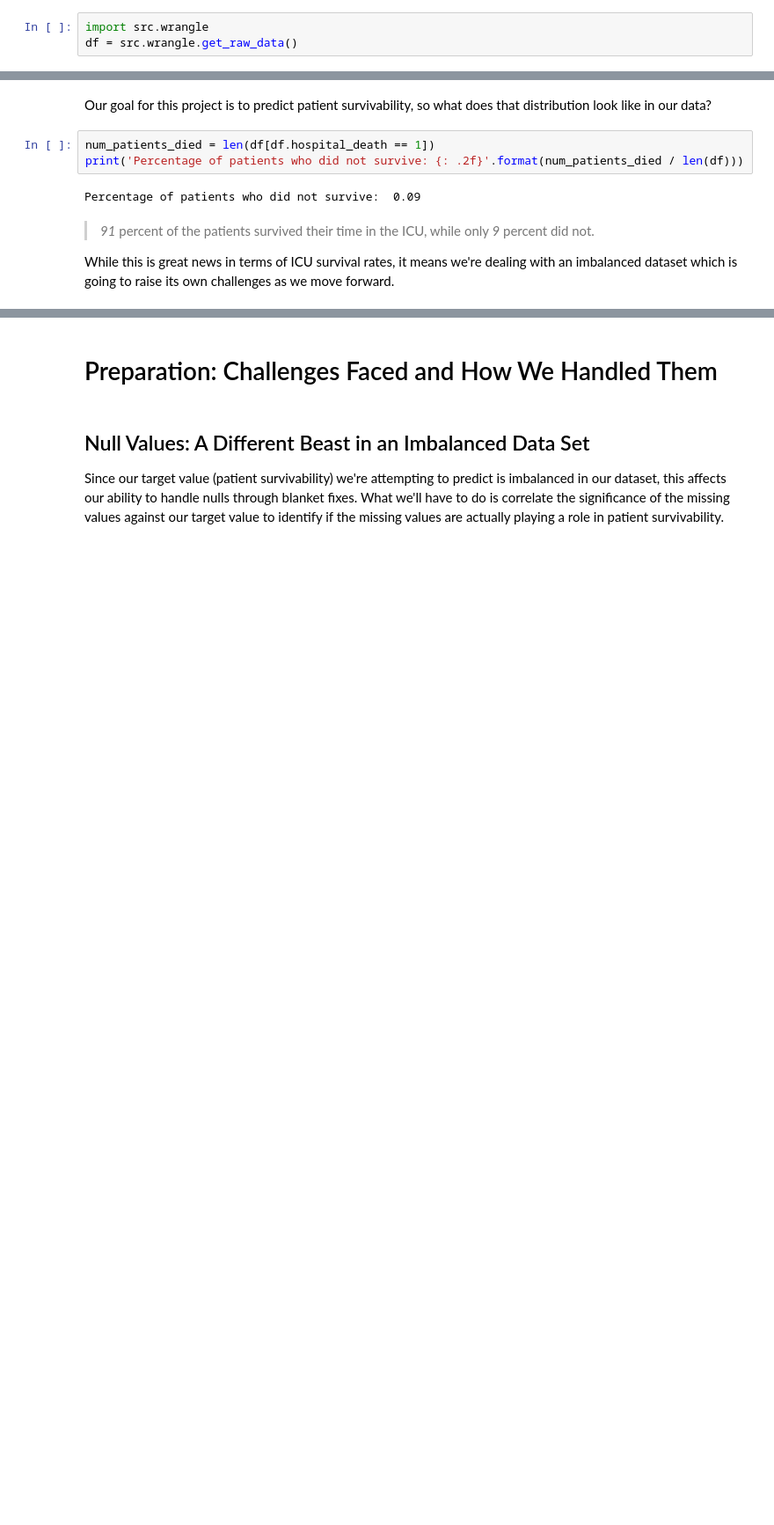
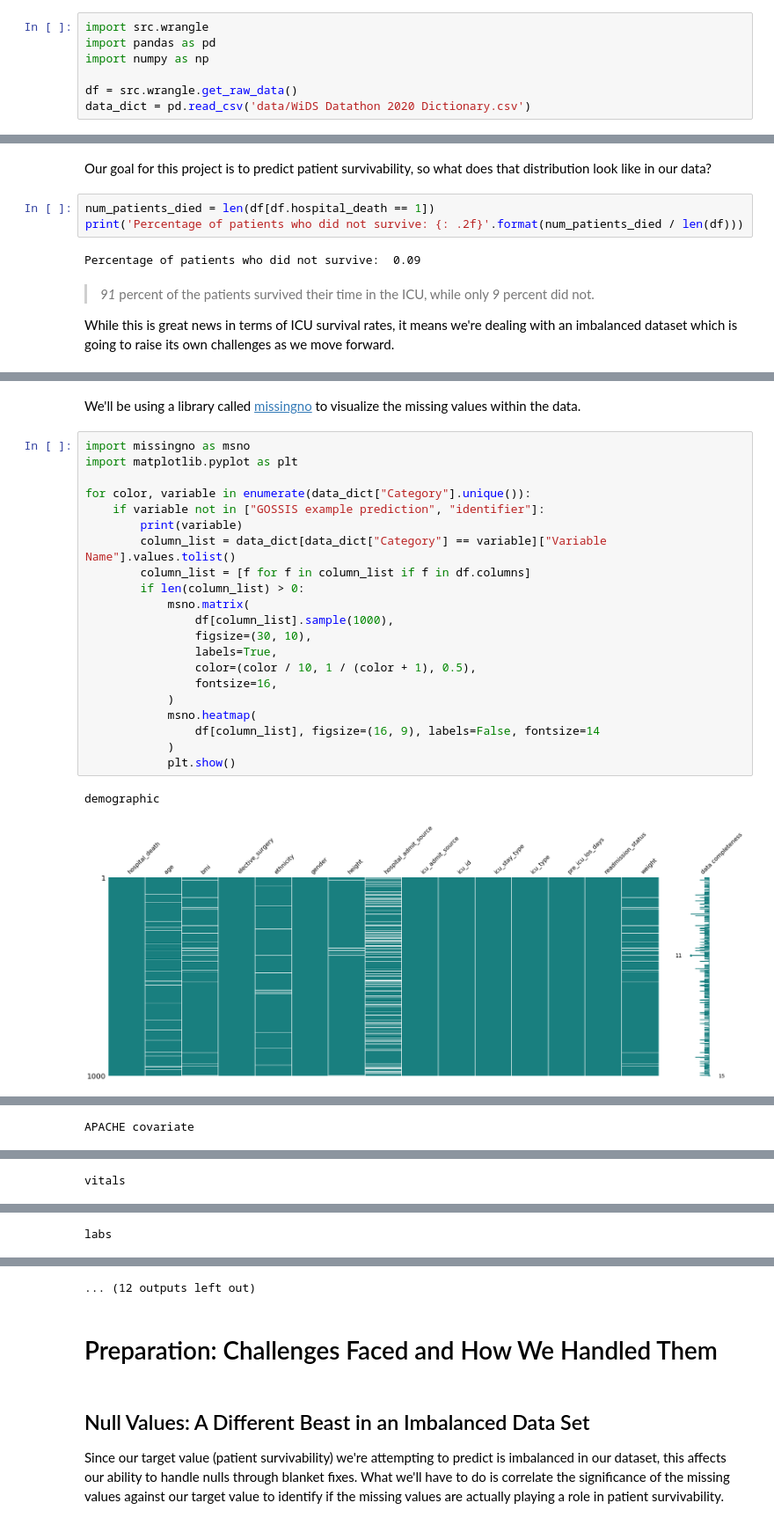
Before and after one commit to curie-capstone/predicting-patient-outcomes, a Jupyter notebook: Predicting Patient Outcome.ipynb, the cells around one changed output, grey strips where cells are left out. Shown at 88% size. Saved outputs shown, nothing was run; the diff lists cells and outputs as text; blank space fills up the shorter version.

Commit message:
Update Predicting Patient Outcome.ipynb
Updated Notebook, included Chase's Missingno charts

```diff
--- a/Predicting Patient Outcome.ipynb
+++ b/Predicting Patient Outcome.ipynb
@@ -8,7 +8,11 @@
 Let's get our data into a dataframe to examin it:
 # %%
 import src.wrangle
+import pandas as pd
+import numpy as np
+
 df = src.wrangle.get_raw_data()
+data_dict = pd.read_csv('data/WiDS Datathon 2020 Dictionary.csv')
 # %% [markdown]
 ## Size of the Raw Data
 # %%
@@ -32,0 +39,26 @@ While this is great news in terms of ICU survival rates, it means we're dealing
+# %% [markdown]
+We'll be using a library called [missingno]('https://github.com/ResidentMario/missingno') to visualize the missing values within the data.
+# %%
+import missingno as msno
+import matplotlib.pyplot as plt
+
+for color, variable in enumerate(data_dict["Category"].unique()):
+    if variable not in ["GOSSIS example prediction", "identifier"]:
+        print(variable)
+        column_list = data_dict[data_dict["Category"] == variable]["Variable Name"].values.tolist()
+        column_list = [f for f in column_list if f in df.columns]
+        if len(column_list) > 0:
+            msno.matrix(
+                df[column_list].sample(1000),
+                figsize=(30, 10),
+                labels=True,
+                color=(color / 10, 1 / (color + 1), 0.5),
+                fontsize=16,
+            )
+            msno.heatmap(
+                df[column_list], figsize=(16, 9), labels=False, fontsize=14
+            )
+            plt.show()
+# %% [output]
+demographic
+[figure, added]
@@ -32,0 +66 @@ While this is great news in terms of ICU survival rates, it means we're dealing
+APACHE covariate
@@ -32,0 +69 @@ While this is great news in terms of ICU survival rates, it means we're dealing
+vitals
@@ -32,0 +72 @@ While this is great news in terms of ICU survival rates, it means we're dealing
+labs
@@ -33,3 +75,4 @@ While this is great news in terms of ICU survival rates, it means we're dealing
+... (12 outputs left out)
 # %% [markdown]
 # Preparation: Challenges Faced and How We Handled Them
 # %% [markdown]
```
Also changed, not shown: parts of 20 cells of this notebook.
